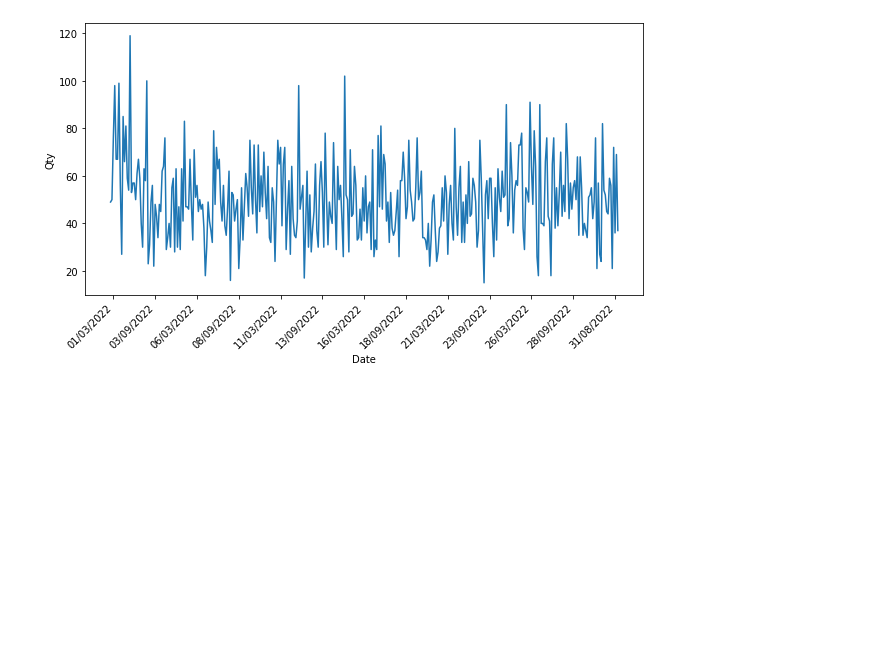
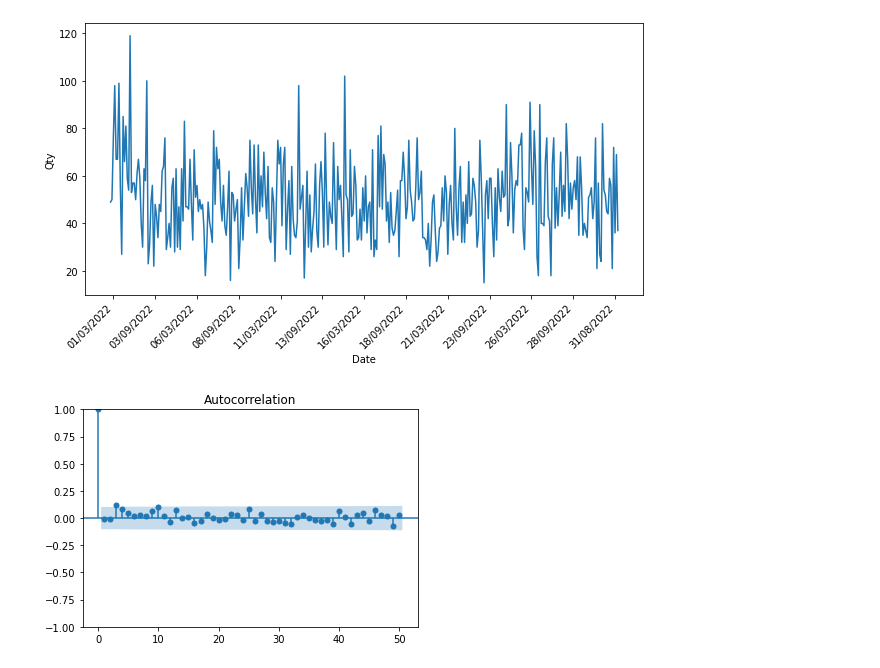
Before and after one commit to aslamfr/rakamin-data-science, a Jupyter notebook: case_regression.ipynb, the cells around one changed output. Cells and saved outputs as stored; diff of their text form; code cells hidden in the pictures; blank space fills up the shorter version.

```diff
--- a/case_regression.ipynb
+++ b/case_regression.ipynb
@@ -60,3 +74,9 @@ plot.xaxis.set_major_locator(locator)
 plt.show()
 # %% [output]
 [figure]
+# %%
+from statsmodels.graphics.tsaplots import plot_acf
+plot_acf(df_date_sum["Qty"], lags=50)
+plt.show()
+# %% [output]
+[figure, added]
```
Also changed, not shown: parts of 13 cells of this notebook, 1 other file.
